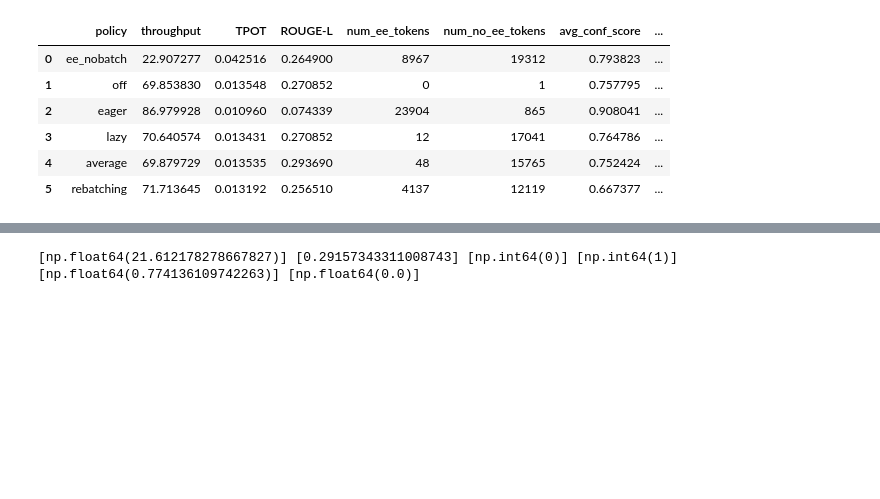
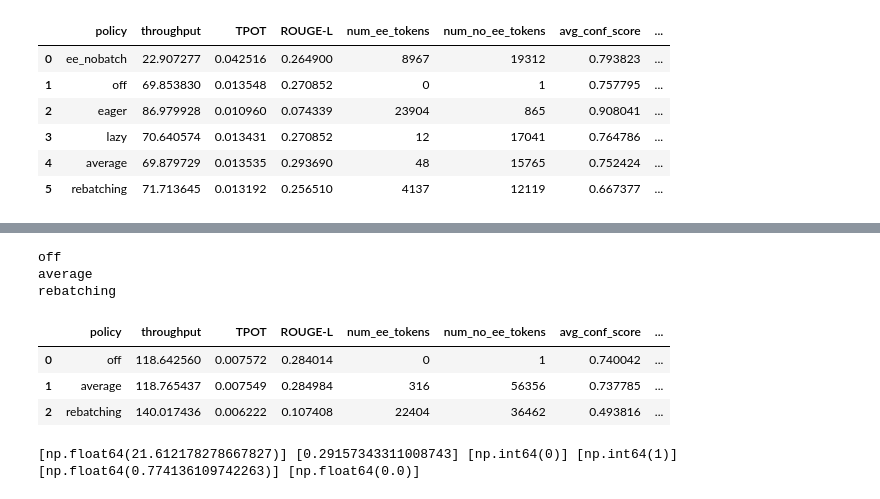
Before and after one commit to xutingl/vattention-ee, a Jupyter notebook: outputs_70b/analyze.ipynb, the cells around one changed output, grey strips where cells are left out. Cells and saved outputs as stored; diff of their text form; code cells hidden in the pictures; blank space fills up the shorter version.

```diff
--- a/outputs_70b/analyze.ipynb
+++ b/outputs_70b/analyze.ipynb
@@ -220,3 +280,47 @@ df
+# %%
+policies = ["off","average", "rebatching"]
+throughputs = []
+rouge_scores = []
+tpot = []
+
+num_ee_tokens = []
+num_no_ee_tokens = []
+avg_conf_score = []
+avg_conf_score_ee = []
+
+
+for policy in policies:
+    print(policy)
+    df = pd.read_csv(f"/workspace/xutingl/vattention-ee/outputs_70b/req_500_batch_8_csv/{policy}.csv")
+    avg_precision, avg_recall, avg_rouge_score = get_avg_rougeL_score(cnn_prompts, df.output)
+    throughputs.append(df.throughput.mean())
+    rouge_scores.append(avg_rouge_score)
+
+    tpot.append(df.tpot.values[0])
+    num_ee_tokens.append(df.num_ee_tokens.values[0])
+    num_no_ee_tokens.append(df.num_no_ee_tokens.values[0])
+    avg_conf_score.append(df.avg_conf_score.values[0])
+    avg_conf_score_ee.append(df.avg_conf_score_ee.values[0])
+df = pd.DataFrame({
+    "policy": policies,
+    "throughput": throughputs,
+    "TPOT": tpot,
+    "ROUGE-L": rouge_scores,
+    "num_ee_tokens": num_ee_tokens,
+    "num_no_ee_tokens": num_no_ee_tokens,
+    "avg_conf_score": avg_conf_score,
+    "avg_conf_score_ee": avg_conf_score_ee
+})
+df
+# 06/05/2025 llama2-70b, layer=60, conf=0.9, correct rebatching
+# %% [output]
+off
+average
+rebatching
+|  | policy | throughput | TPOT | ROUGE-L | num_ee_tokens | num_no_ee_tokens | avg_conf_score | ... |
+| 0 | off | 118.642560 | 0.007572 | 0.284014 | 0 | 1 | 0.740042 | ... |
+| 1 | average | 118.765437 | 0.007549 | 0.284984 | 316 | 56356 | 0.737785 | ... |
+| 2 | rebatching | 140.017436 | 0.006222 | 0.107408 | 22404 | 36462 | 0.493816 | ... |
 # %%
 # No ee batch1
 
```
Also changed, not shown: parts of 3 cells of this notebook, 29 other files.
